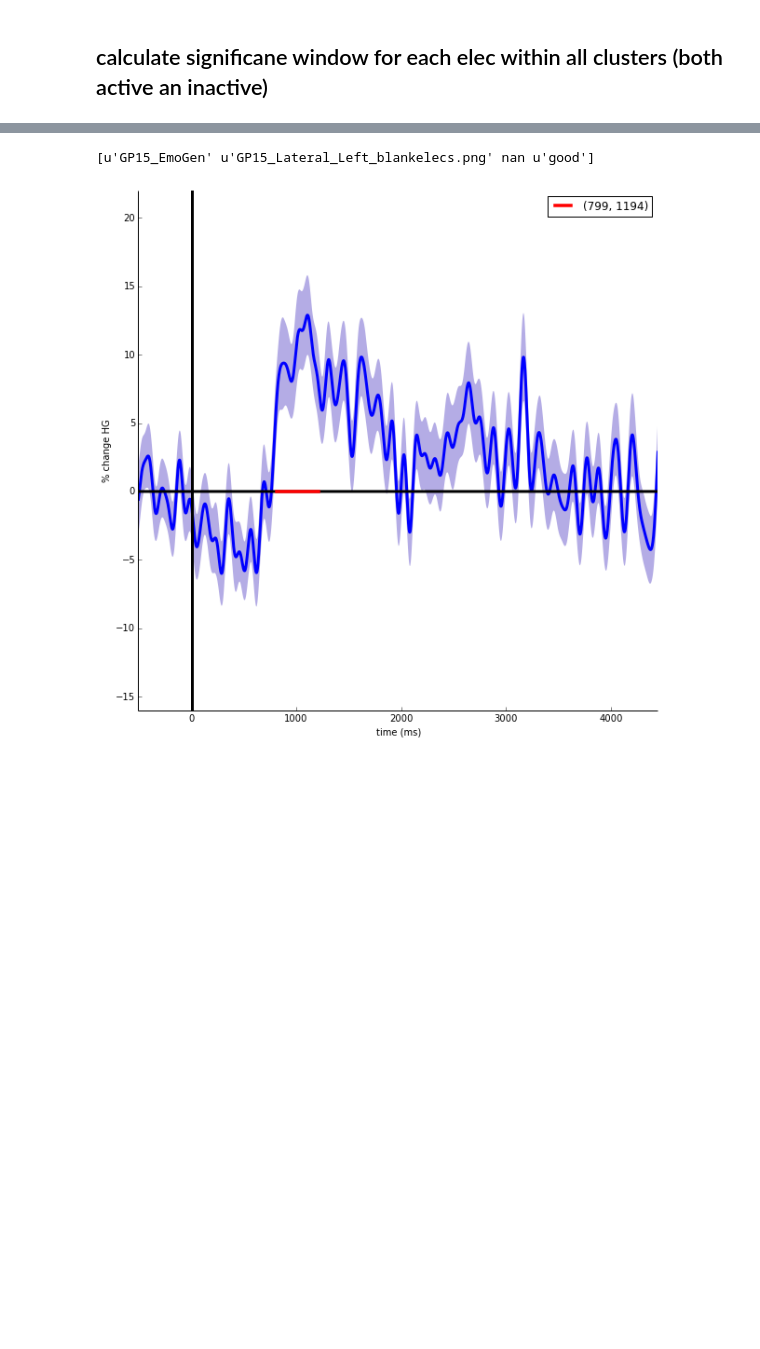
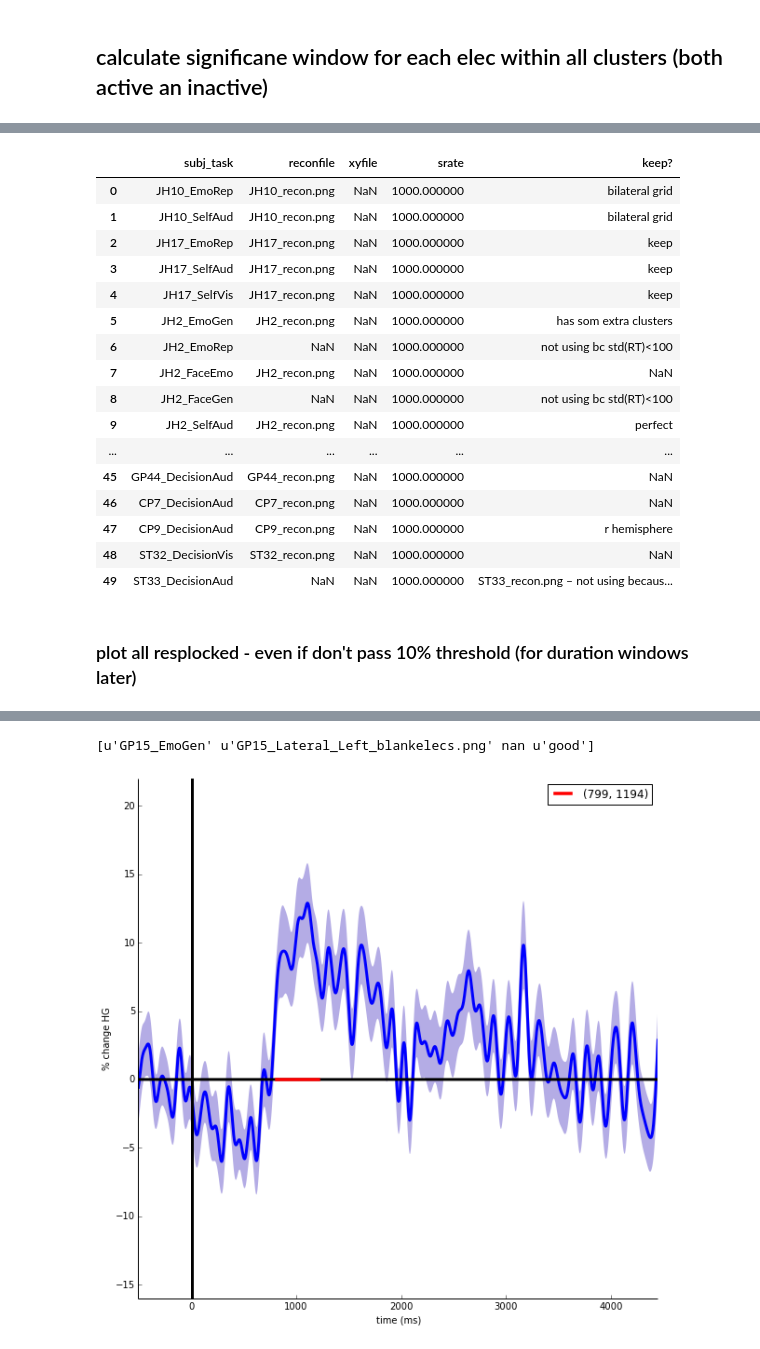
Before and after one commit to matarhaller/ECOGpy, a Jupyter notebook: ShadePlots_elecs.ipynb, the cells around one changed output, grey strips where cells are left out. Saved outputs shown, nothing was run; the diff lists cells and outputs as text; code cells hidden in the pictures; blank space fills up the shorter version.

```diff
--- a/ShadePlots_elecs.ipynb
+++ b/ShadePlots_elecs.ipynb
@@ -161,0 +167,20 @@ for x in reconlist.values:
+# %%
+reconlist
+# %% [output]
+|  | subj_task | reconfile | xyfile | srate | keep? |
+| 0 | JH10_EmoRep | JH10_recon.png | NaN | 1000.000000 | bilateral grid |
+| 1 | JH10_SelfAud | JH10_recon.png | NaN | 1000.000000 | bilateral grid |
+| 2 | JH17_EmoRep | JH17_recon.png | NaN | 1000.000000 | keep |
+| 3 | JH17_SelfAud | JH17_recon.png | NaN | 1000.000000 | keep |
+| 4 | JH17_SelfVis | JH17_recon.png | NaN | 1000.000000 | keep |
+| 5 | JH2_EmoGen | JH2_recon.png | NaN | 1000.000000 | has som extra clusters |
+| 6 | JH2_EmoRep | NaN | NaN | 1000.000000 | not using bc std(RT)<100 |
+| 7 | JH2_FaceEmo | JH2_recon.png | NaN | 1000.000000 | NaN |
+| 8 | JH2_FaceGen | NaN | NaN | 1000.000000 | not using bc std(RT)<100 |
+| 9 | JH2_SelfAud | JH2_recon.png | NaN | 1000.000000 | perfect |
+| ... | ... | ... | ... | ... | ... |
+| 45 | GP44_DecisionAud | GP44_recon.png | NaN | 1000.000000 | NaN |
+| 46 | CP7_DecisionAud | CP7_recon.png | NaN | 1000.000000 | NaN |
+| 47 | CP9_DecisionAud | CP9_recon.png | NaN | 1000.000000 | r hemisphere |
+| 48 | ST32_DecisionVis | ST32_recon.png | NaN | 1000.000000 | NaN |
+| 49 | ST33_DecisionAud | NaN | NaN | 1000.000000 | ST33_recon.png – not using becaus... |
@@ -303,3 +332,5 @@ for x in reconlist.values:
     sig_windows = pd.DataFrame({'subj':subjs, 'task':tasks, 'group':groups, 'elec':elecs, 'pthreshold':pthr, 'start_idx':starts, 'end_idx':ends, 'chunk':chunks})
     sig_windows = sig_windows[['subj','task', 'group','elec', 'start_idx','end_idx','pthreshold', 'chunk']]
     sig_windows.to_csv(filename)
+# %% [markdown]
+### plot all resplocked - even if don't pass 10% threshold (for duration windows later)
```
Also changed, not shown: parts of 18 cells of this notebook, 7 other files.
